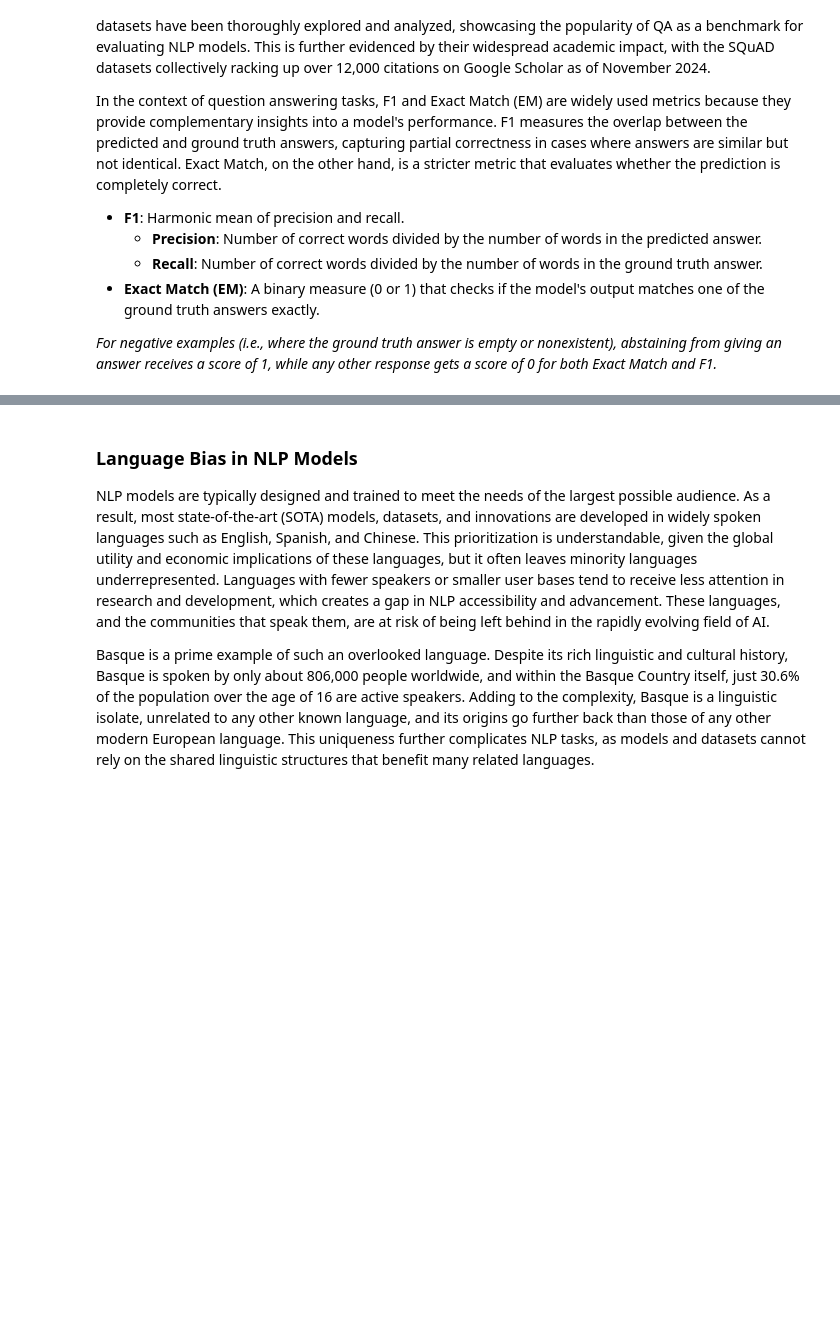
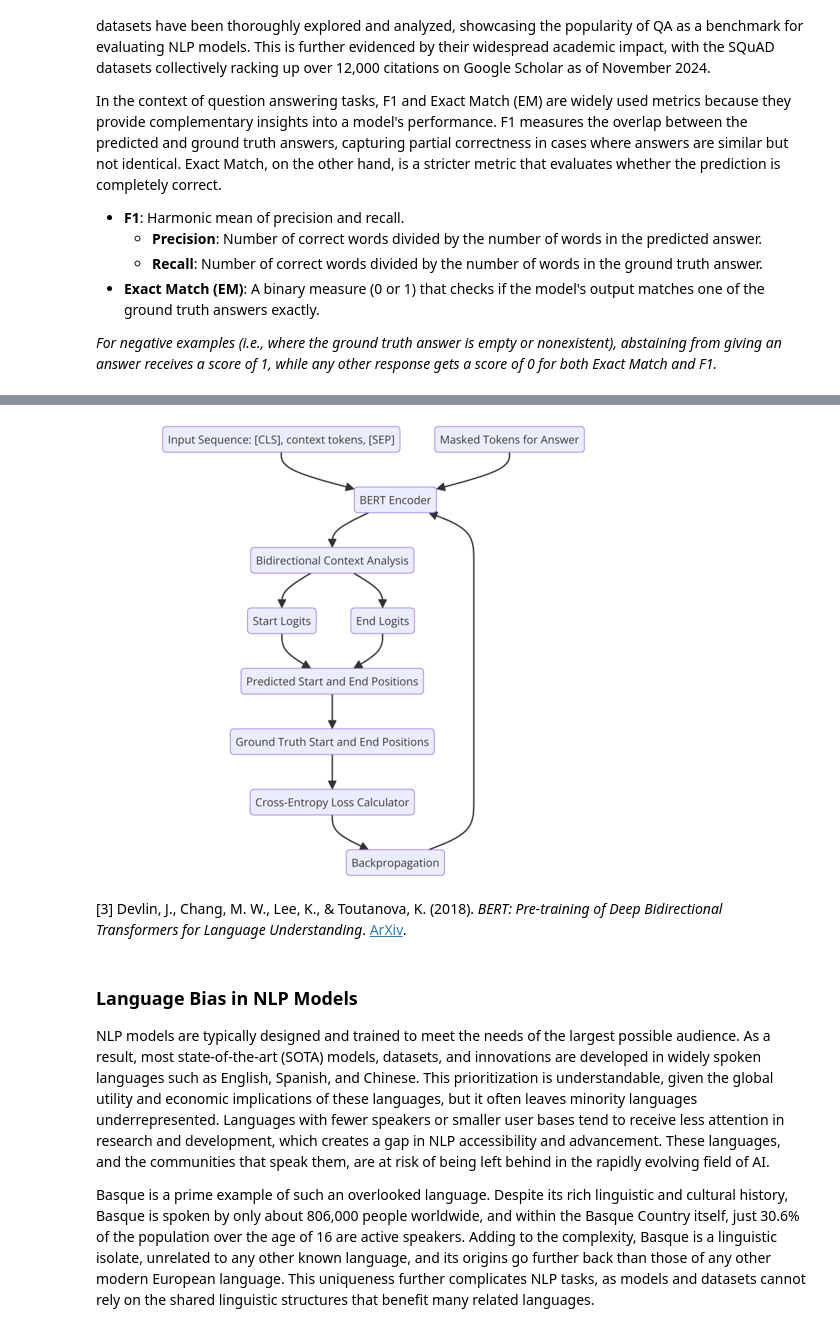
Before and after one commit to asortubay/LLM_QA_Basque, a Jupyter notebook: LLM_QA_on_Basque.ipynb, the cells around one changed output, grey strips where cells are left out. Drawn from its saved outputs; the diff is of its cells as text; code cells hidden in the pictures; blank space fills up the shorter version.

```diff
--- a/LLM_QA_on_Basque.ipynb
+++ b/LLM_QA_on_Basque.ipynb
@@ -91,3 +89,9 @@ To train the model, these predicted logits are compared with the **ground truth
+# %%
+display(Image.open('figures/QA_model_prediction_workflow.png'))
+# %% [output]
+[figure, added]
+# %% [markdown]
+[3] Devlin, J., Chang, M. W., Lee, K., & Toutanova, K. (2018). *BERT: Pre-training of Deep Bidirectional Transformers for Language Understanding*. [ArXiv](https://arxiv.org/abs/1810.04805).
 # %% [markdown]
 ### Language Bias in NLP Models
 
```
Also changed, not shown: parts of 13 cells of this notebook, 2 other files.
